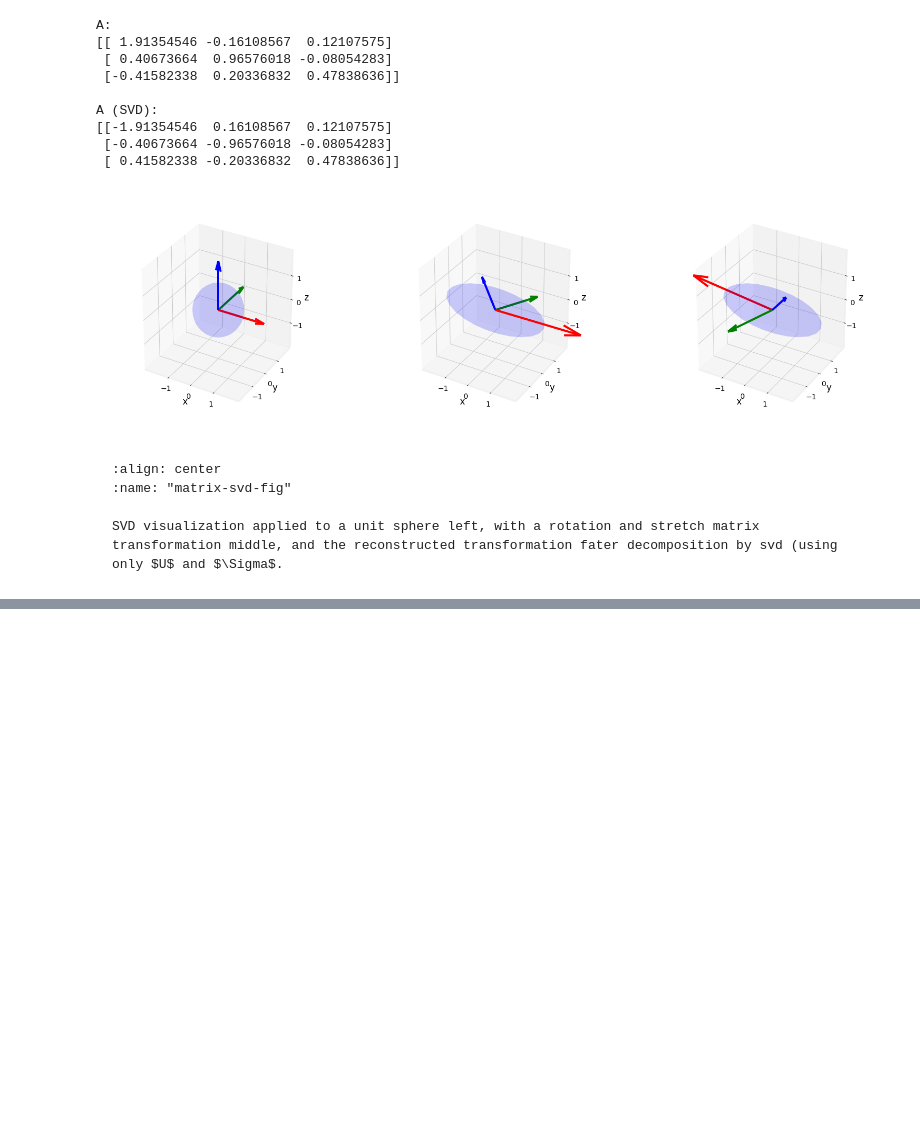
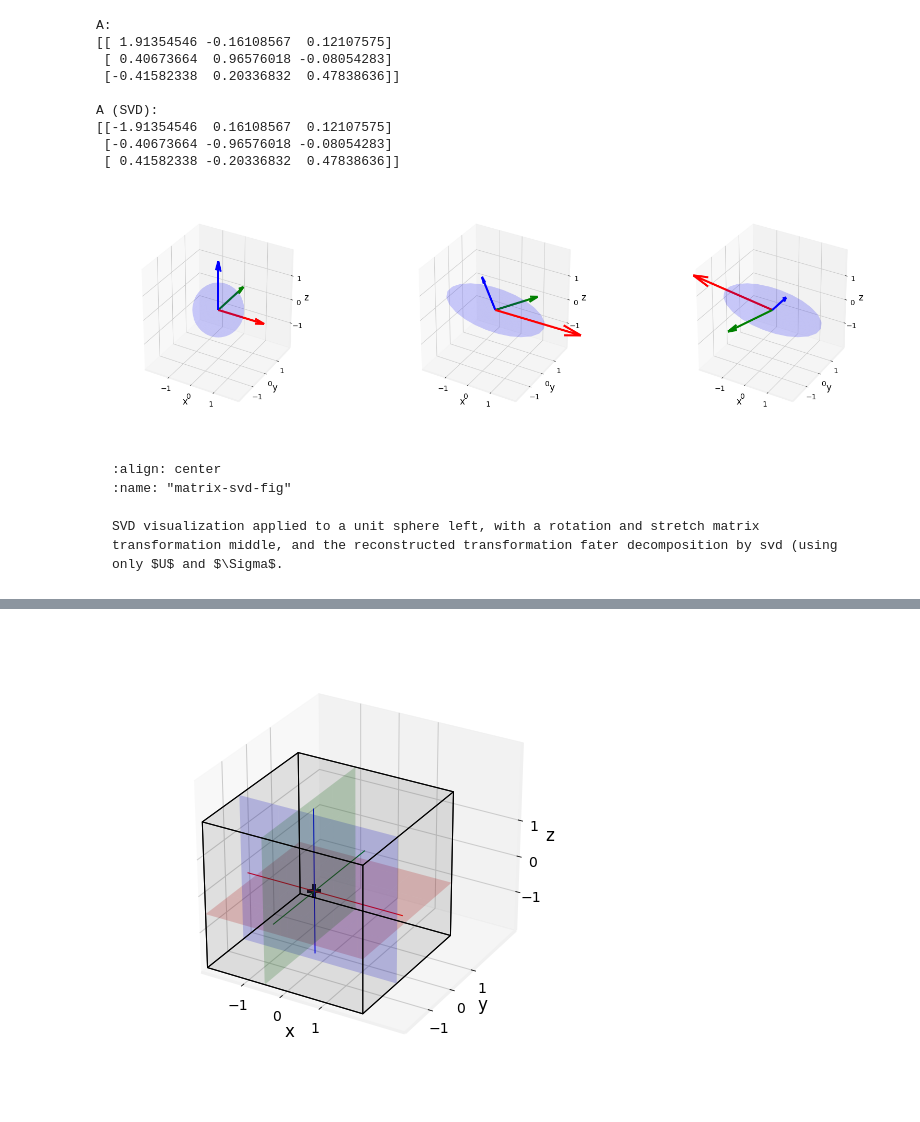
Before and after one commit to yliess86/DataDrivenScienceBook, a Jupyter notebook: data_driven_science_book/linear_algebra.ipynb, the cells around one changed output, grey strips where cells are left out. Saved outputs shown, nothing was run; the diff lists cells and outputs as text; code cells hidden in the pictures; blank space fills up the shorter version.

```diff
--- a/data_driven_science_book/linear_algebra.ipynb
+++ b/data_driven_science_book/linear_algebra.ipynb
@@ -1824,0 +1941,78 @@ SVD visualization applied to a unit sphere left, with a rotation and stretch mat
+# %%
+from mpl_toolkits.mplot3d import Axes3D
+from mpl_toolkits.mplot3d.art3d import Poly3DCollection, Line3DCollection
+from shapely.geometry import LineString, Polygon
+
+import numpy as np
+import matplotlib.pyplot as plt
+plt.ion()
+plt.style.use('fivethirtyeight')
+
+
+def cube_verts(cube: np.ndarray) -> np.ndarray:
+    vectors = [*(cube[i] - cube[0] for i in range(1, 3 + 1))]
+    verts = cube.tolist()
+    verts += [cube[0] + vectors[0] + vectors[1]]
+    verts += [cube[0] + vectors[0] + vectors[2]]
+    verts += [cube[0] + vectors[1] + vectors[2]]
+    verts += [cube[0] + vectors[0] + vectors[1] + vectors[2]]
+    return np.array(verts).T
+
+
+def cube_edges(verts: np.ndarray) -> np.ndarray:
+    return np.array([
+        [verts[0], verts[3], verts[5], verts[1]],
+        [verts[1], verts[5], verts[7], verts[4]],
+        [verts[4], verts[2], verts[6], verts[7]],
+        [verts[2], verts[6], verts[3], verts[0]],
+        [verts[0], verts[2], verts[4], verts[1]],
+        [verts[3], verts[6], verts[7], verts[5]],
+    ])
+
+
+r, c = 2, -0.25
+
+fig = plt.figure(figsize=(8, 8), facecolor="white")
+ax = fig.add_subplot(1, 1, 1, projection="3d")
+
+X = cube_verts(np.array((
+    (-r, -r, -r),
+    (-r,  r, -r),
+    ( r, -r, -r),
+    (-r, -r,  r),
+)))
+
+cube = Poly3DCollection(cube_edges(X.T), linewidths=1, edgecolors='k')
+cube.set_facecolor((0, 0, 0, 0.05))
+cube.set_edgecolor((0, 0, 0, 1.0))
+
+ax.figure.gca(projection='3d')
+ax.add_collection3d(cube)
+
+X, Y = np.meshgrid(range(-r, r + 1), range(-r, r + 1))
+Z = np.zeros_like(X) - 0.5
+ax.plot_surface(X, Y, Z, color=[1, 0, 0, 0.2])
+ax.plot_surface(Z, X, Y, color=[0, 1, 0, 0.2])
+ax.plot_surface(X, Z, Y, color=[0, 0, 1, 0.2])
+
+ax.plot([-r, r], [ c, c], [ c, c], linewidth=1, color="r")
+ax.plot([ c, c], [-r, r], [ c, c], linewidth=1, color="g")
+ax.plot([ c, c], [ c, c], [-r, r], linewidth=1, color="b")
+
+ax.scatter(c, c, c, color="black", marker="+", s=200)
+
+ax.set_xticks(np.arange(-r + 1, r))
+ax.set_yticks(np.arange(-r + 1, r))
+ax.set_zticks(np.arange(-r + 1, r))
+ax.set_xlim(-r, r + 1)
+ax.set_ylim(-r, r + 1)
+ax.set_zlim(-r, r + 1)
+ax.set_xlabel("x")
+ax.set_ylabel("y")
+ax.set_zlabel("z")
+ax.patch.set_facecolor('white')
+ax.dist = 12
+
+fig.canvas.draw()
+# %% [output]
+[figure, added]
```
Also changed, not shown: parts of 12 cells of this notebook.
